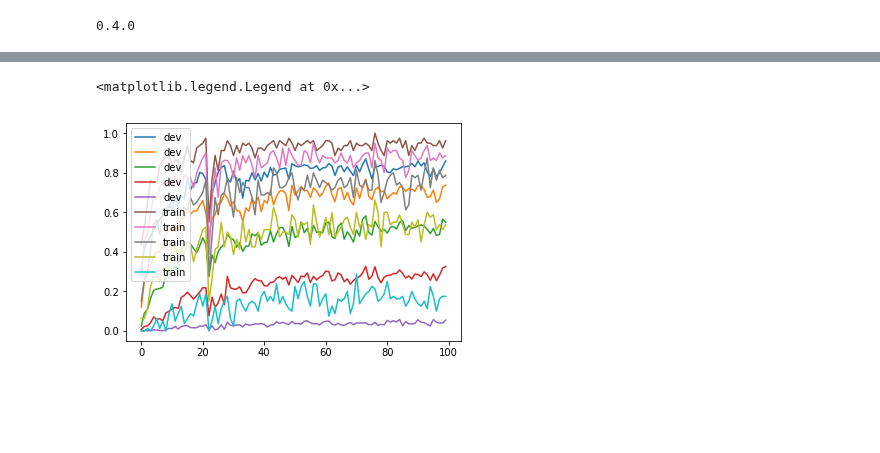
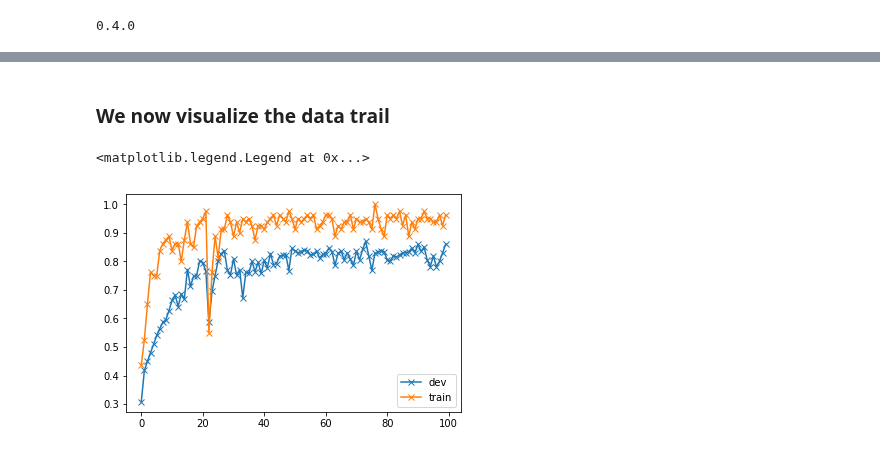
Before and after one commit to jlikhuva/NutritionProject, a Jupyter notebook: Localizer/prototypes.ipynb, the cells around one changed output, grey strips where cells are left out. Drawn from its saved outputs; the diff is of its cells as text; code cells hidden in the pictures; blank space fills up the shorter version.

```diff
--- a/Localizer/prototypes.ipynb
+++ b/Localizer/prototypes.ipynb
@@ -124,11 +102,8 @@ plt.savefig('t_dev.png')
 # %%
-plt.plot(dev_map[:], label='dev')
-plt.plot(train_map[:], label='train')
+# plt.plot(dev_map[:], label='dev')
+# plt.plot(train_map[:], label='train')
 # plt.savefig('goals2.png')
-np.save('train_map', train_map)
-np.save('dev_map', dev_map)
-plt.legend()
+# np.save('train_map', train_map)
+# np.save('dev_map', dev_map)
+# plt.legend()
-# %% [output]
-<matplotlib.legend.Legend at 0x...>
-[figure, removed]
 # %%
@@ -152,3 +139,14 @@ def resized_image(size, path):
         img = img.resize(size, resample=Image.BILINEAR)
         img = np.asarray(img)
     return img
+# %% [markdown]
+### We now visualize the data trail
+# %%
+d_map = np.array(np.load('./dev_map.npy')); t_map = np.array(np.load('./train_map.npy'))
+# %%
+plt.plot(d_map[:, 0], '-x', label='dev')
+plt.plot(t_map[:, 0], '-x', label='train')
+plt.legend()
+# %% [output]
+<matplotlib.legend.Legend at 0x...>
+[figure, added]
```
Also changed, not shown: parts of 5 cells of this notebook, 7 other files.
